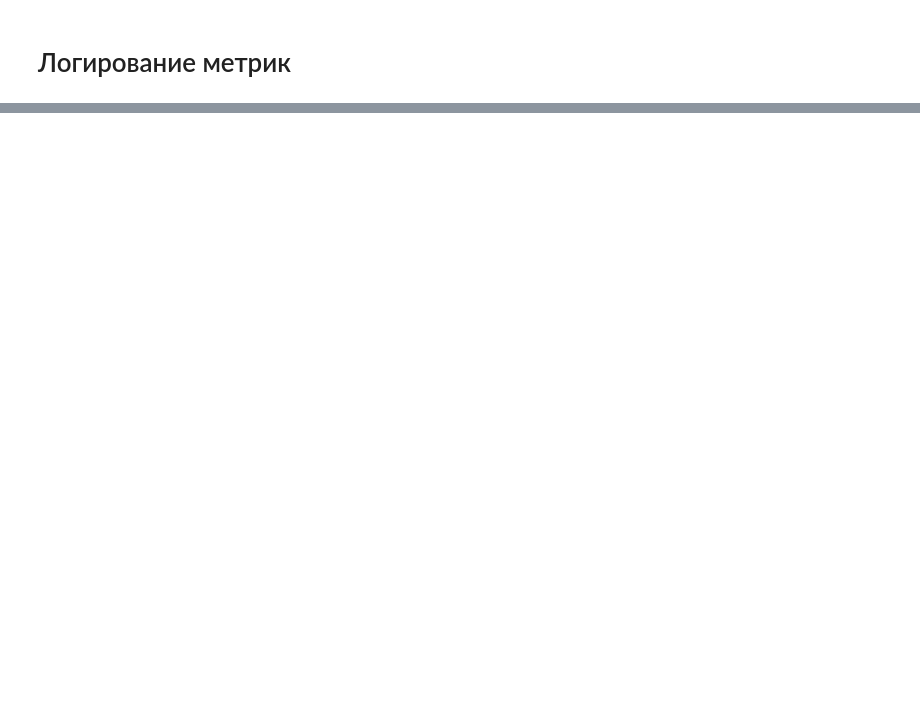
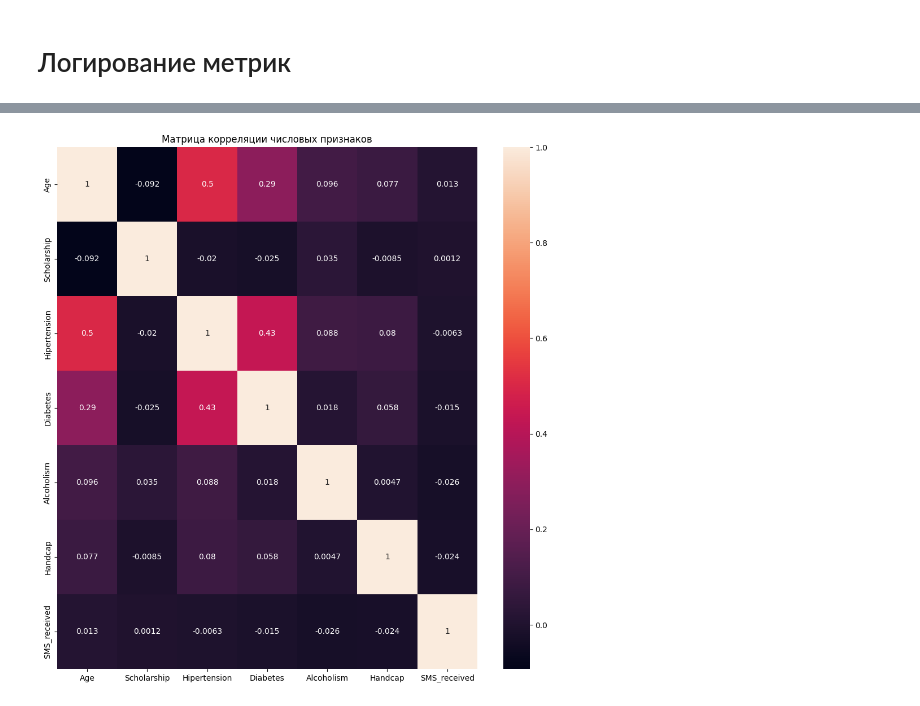
Before and after one commit to mi-alex/SkillFactory, a Jupyter notebook: EDA_5_Проектирование_экспериментов/noshowappointments_cometml.ipynb, the cells around one changed output, grey strips where cells are left out. Saved outputs shown, nothing was run; the diff lists cells and outputs as text; code cells hidden in the pictures; blank space fills up the shorter version.

```diff
--- a/EDA_5_Проектирование_экспериментов/noshowappointments_cometml.ipynb
+++ b/EDA_5_Проектирование_экспериментов/noshowappointments_cometml.ipynb
@@ -160,0 +234,3 @@ experiment.log_confusion_matrix(y.tolist(), y_pred.tolist())
+# %%
+numeric_data = df[['Age', 'Scholarship', 'Hipertension', 'Diabetes', 'Alcoholism', 'Handcap', 'SMS_received']]
+numeric_data.head()
@@ -161,2 +244,10 @@ experiment.log_confusion_matrix(y.tolist(), y_pred.tolist())
+# %%
+plt.figure(figsize=(12,12))
+ax = sns.heatmap(numeric_data.corr(numeric_only=True), annot=True)
+ax.set_title("Матрица корреляции числовых признаков")
+experiment.log_figure(figure=plt)
+plt.show()
+# %% [output]
+[figure, added]
 # %%
 experiment.display()
```
Also changed, not shown: parts of 17 cells of this notebook.
